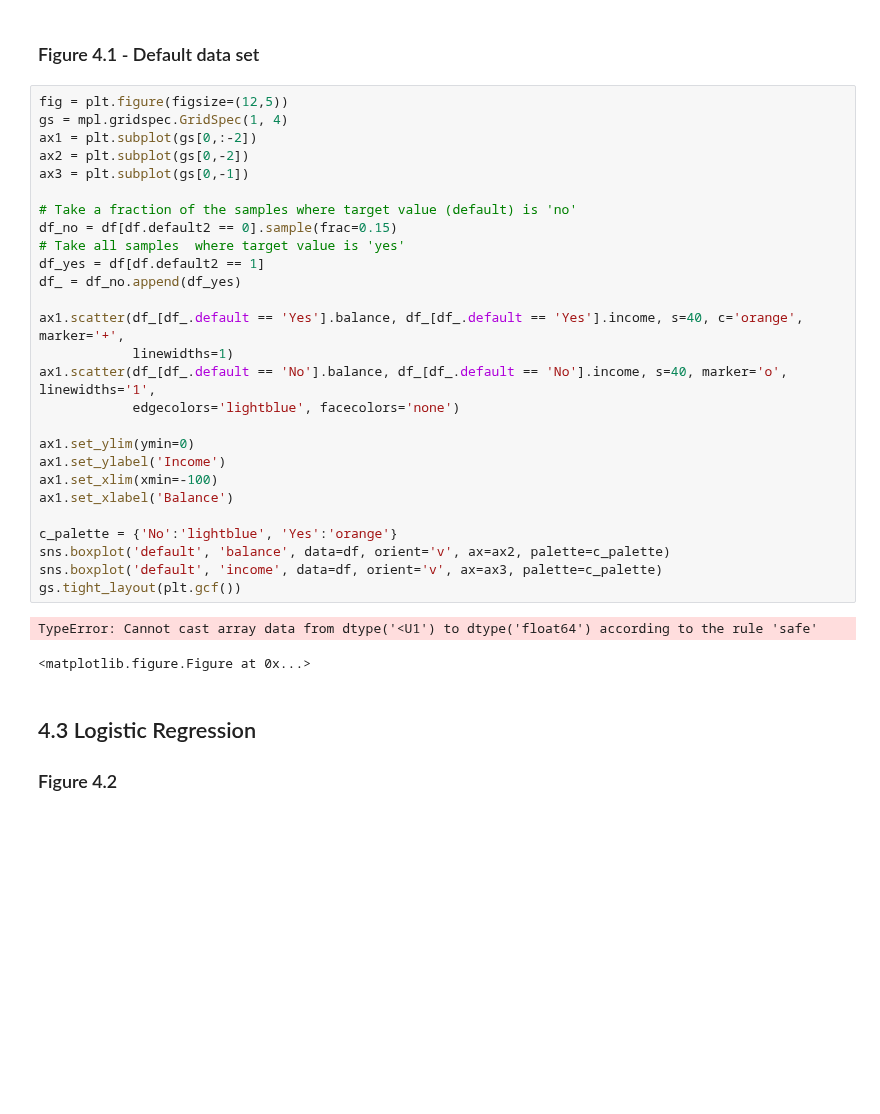
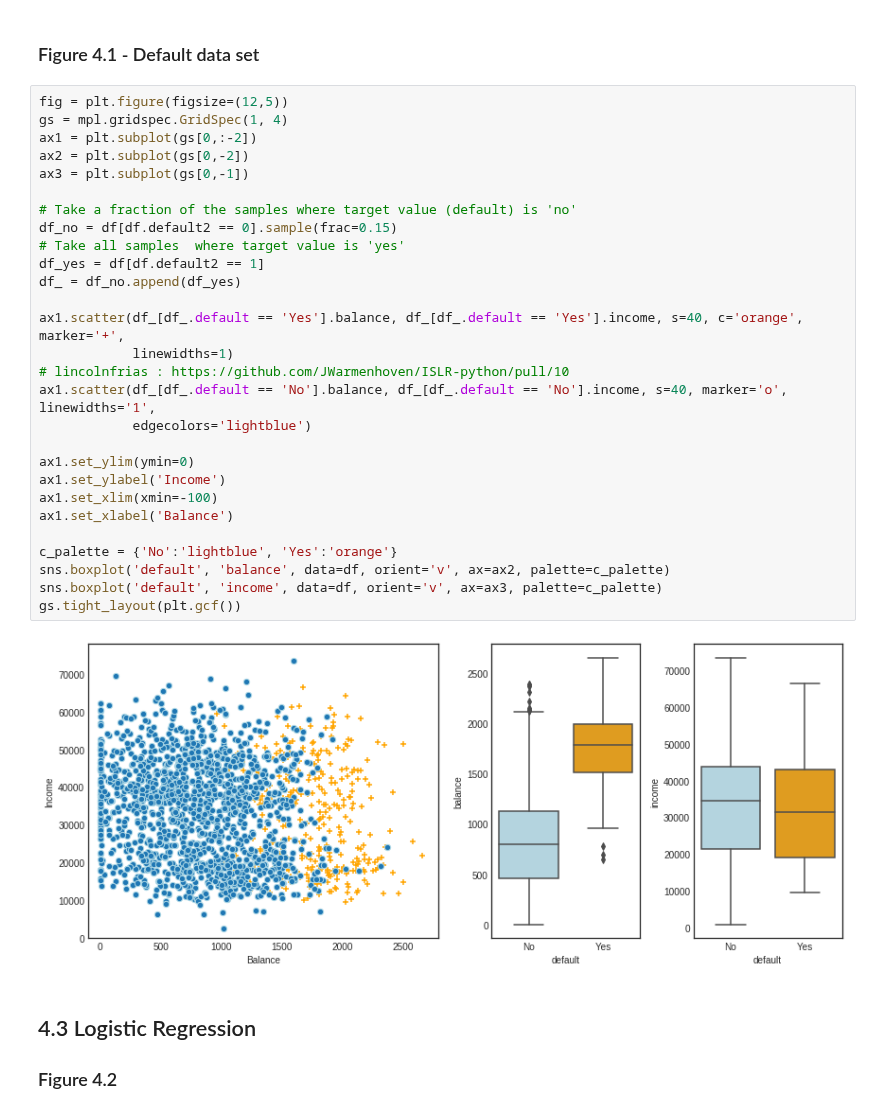
Before and after one commit to JWarmenhoven/ISLR-python, a Jupyter notebook: Notebooks/Chapter 4.ipynb, the cells around one changed output. Saved outputs shown, nothing was run; the diff lists cells and outputs as text; blank space fills up the shorter version.

```diff
--- a/Notebooks/Chapter 4.ipynb
+++ b/Notebooks/Chapter 4.ipynb
@@ -52,33 +52,33 @@ df.head(3)
 # %%
 fig = plt.figure(figsize=(12,5))
 gs = mpl.gridspec.GridSpec(1, 4)
 ax1 = plt.subplot(gs[0,:-2])
 ax2 = plt.subplot(gs[0,-2])
 ax3 = plt.subplot(gs[0,-1])
 
 # Take a fraction of the samples where target value (default) is 'no'
 df_no = df[df.default2 == 0].sample(frac=0.15)
 # Take all samples  where target value is 'yes'
 df_yes = df[df.default2 == 1]
 df_ = df_no.append(df_yes)
 
 ax1.scatter(df_[df_.default == 'Yes'].balance, df_[df_.default == 'Yes'].income, s=40, c='orange', marker='+',
             linewidths=1)
+# lincolnfrias : https://github.com/JWarmenhoven/ISLR-python/pull/10
 ax1.scatter(df_[df_.default == 'No'].balance, df_[df_.default == 'No'].income, s=40, marker='o', linewidths='1',
-            edgecolors='lightblue', facecolors='none')
+            edgecolors='lightblue')
 
 ax1.set_ylim(ymin=0)
 ax1.set_ylabel('Income')
 ax1.set_xlim(xmin=-100)
 ax1.set_xlabel('Balance')
 
 c_palette = {'No':'lightblue', 'Yes':'orange'}
 sns.boxplot('default', 'balance', data=df, orient='v', ax=ax2, palette=c_palette)
 sns.boxplot('default', 'income', data=df, orient='v', ax=ax3, palette=c_palette)
 gs.tight_layout(plt.gcf())
 # %% [output]
-TypeError: Cannot cast array data from dtype('<U1') to dtype('float64') according to the rule 'safe'
-<matplotlib.figure.Figure at 0x...>
+[figure, added]
 # %% [markdown]
 ## 4.3 Logistic Regression
 ### Figure 4.2
```
Also changed, not shown: parts of 3 cells of this notebook, 7 other files.
